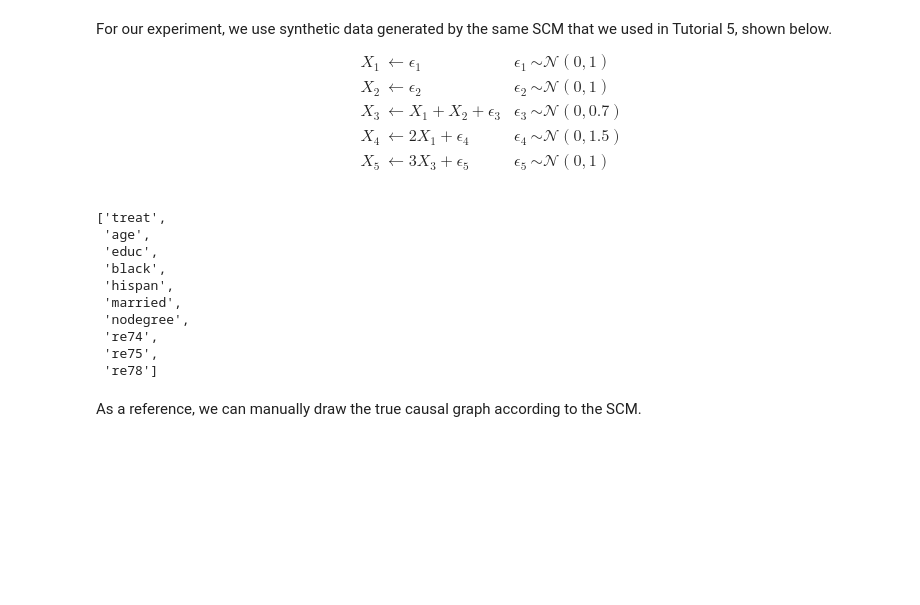
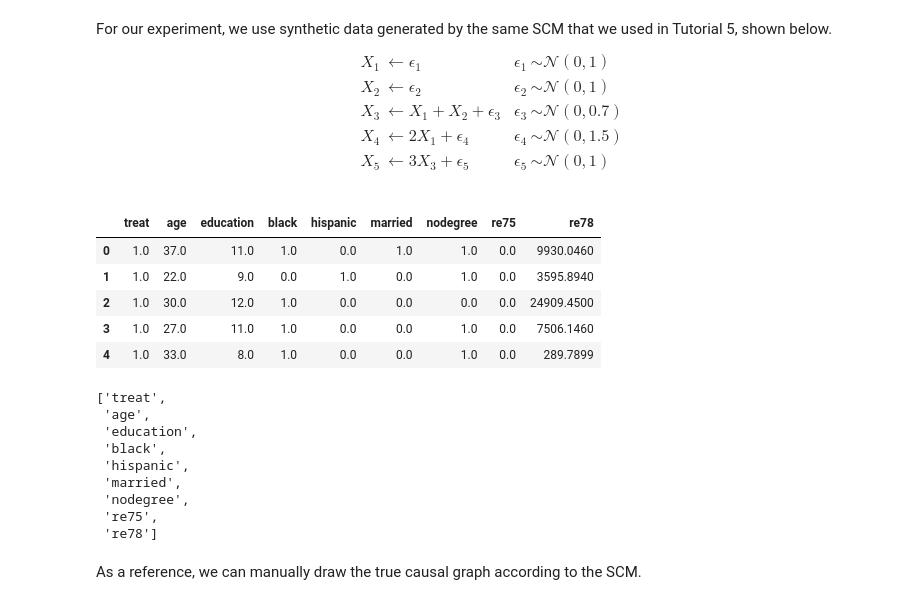
Before and after one commit to sohamchatterjee50/CAUSALITY, a Jupyter notebook: Causal_Discovery.ipynb, the cells around one changed output. Cells and saved outputs as stored; diff of their text form; code cells hidden in the pictures; blank space fills up the shorter version.

```diff
--- a/Causal_Discovery.ipynb
+++ b/Causal_Discovery.ipynb
@@ -111,18 +111,26 @@ $$
 # df = pd.DataFrame({'x1': x1,'x2': x2,'x3': x3,'x4': x4,'x5': x5})
 # %%
 df = pd.read_csv('lalonde_data.csv')
+# %%
+df.head()
+# %% [output]
+|  | treat | age | education | black | hispanic | married | nodegree | re75 | re78 |
+| 0 | 1.0 | 37.0 | 11.0 | 1.0 | 0.0 | 1.0 | 1.0 | 0.0 | 9930.0460 |
+| 1 | 1.0 | 22.0 | 9.0 | 0.0 | 1.0 | 0.0 | 1.0 | 0.0 | 3595.8940 |
+| 2 | 1.0 | 30.0 | 12.0 | 1.0 | 0.0 | 0.0 | 0.0 | 0.0 | 24909.4500 |
+| 3 | 1.0 | 27.0 | 11.0 | 1.0 | 0.0 | 0.0 | 1.0 | 0.0 | 7506.1460 |
+| 4 | 1.0 | 33.0 | 8.0 | 1.0 | 0.0 | 0.0 | 1.0 | 0.0 | 289.7899 |
 # %%
-df_withoutid = df[['treat','age','educ','black','hispan','married','nodegree','re74','re75','re78']]
+df_withoutid = df[['treat','age','education','black','hispanic','married','nodegree','re75','re78']]
 list(df_withoutid.columns)
 # %% [output]
 ['treat',
  'age',
- 'educ',
+ 'education',
  'black',
- 'hispan',
+ 'hispanic',
  'married',
  'nodegree',
- 're74',
  're75',
  're78']
 # %% [markdown]
```
Also changed, not shown: parts of 5 cells of this notebook.
